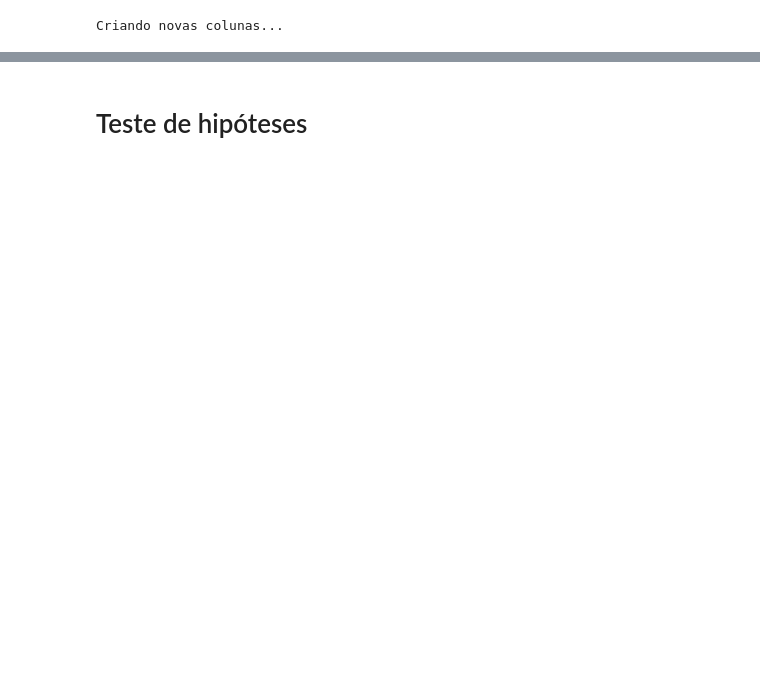
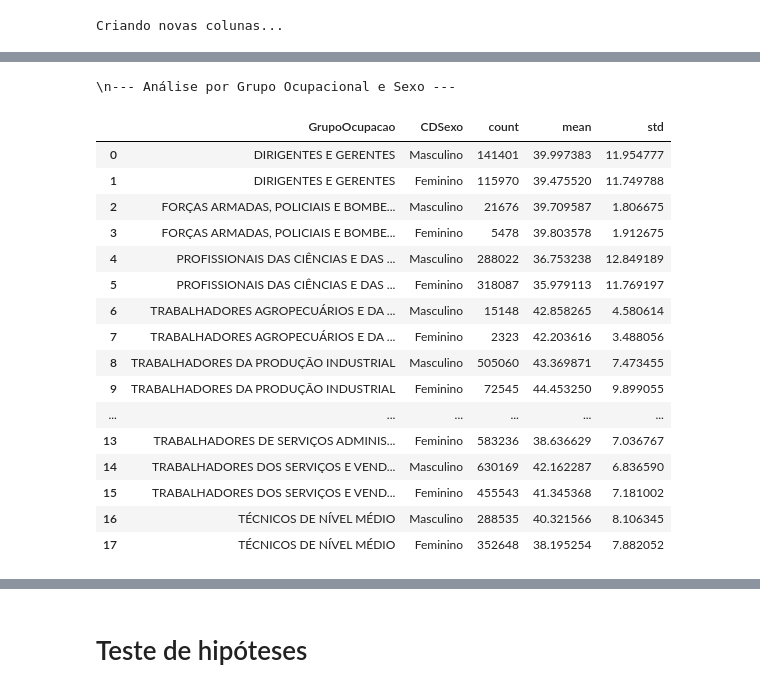
Before and after one commit to GGRoca/Lab2-Enap, a Jupyter notebook: Análise cópia.ipynb, the cells around one changed output, grey strips where cells are left out. Cells and saved outputs as stored; diff of their text form; code cells hidden in the pictures; blank space fills up the shorter version.

```diff
--- a/Análise cópia.ipynb
+++ b/Análise cópia.ipynb
@@ -165,14 +166,15 @@ Shape após limpeza de salários: (11357549, 22)
 # %%
-# --- 3.4: Criação de Novas Colunas (Features) ---
+# --- 3.4: Criação de Novas Colunas (Engenharia de Features) ---
+# Criamos as colunas que serão usadas nas análises.
 print("Criando novas colunas...")
-df['log_VLRemunMediaNom'] = np.log1p(df['VLRemunMediaNom'])
-
 ocupacoes_map = {
     '0': 'FORÇAS ARMADAS, POLICIAIS E BOMBEIROS', '1': 'DIRIGENTES E GERENTES',
-    '2': 'CIÊNCIAS E ARTES', '3': 'TÉCNICOS DE NÍVEL MÉDIO', '4': 'SERVIÇOS ADMINISTRATIVOS',
-    '5': 'SERVIÇOS E VENDEDORES', '6': 'AGROPECUÁRIOS E PESCA', '7': 'PRODUÇÃO INDUSTRIAL (1)',
-    '8': 'PRODUÇÃO INDUSTRIAL (2)', '9': 'REPARAÇÃO E MANUTENÇÃO'
+    '2': 'PROFISSIONAIS DAS CIÊNCIAS E DAS ARTES', '3': 'TÉCNICOS DE NÍVEL MÉDIO',
+    '4': 'TRABALHADORES DE SERVIÇOS ADMINISTRATIVOS', '5': 'TRABALHADORES DOS SERVIÇOS E VENDEDORES',
+    '6': 'TRABALHADORES AGROPECUÁRIOS E DA PESCA', '7': 'TRABALHADORES DA PRODUÇÃO INDUSTRIAL',
+    '8': 'TRABALHADORES DA PRODUÇÃO INDUSTRIAL', '9': 'TRABALHADORES DE REPARAÇÃO E MANUTENÇÃO'
 }
+# A coluna CDCBOOcupacao2002 já é string, então .str[0] funciona
 df['GrupoOcupacao'] = df['CDCBOOcupacao2002'].str[0].map(ocupacoes_map).astype("category")
 # %% [output]
 Criando novas colunas...
@@ -335,4 +291,29 @@ df_norm = df.copy()
 # %%
-scaler_robust = RobustScaler()
-df_norm['robust_VLRemunMediaNom'] = scaler_robust.fit_transform(df_norm[['VLRemunMediaNom']])
+# --- 5.3: Análise da Carga Horária por Grupo Ocupacional e Sexo ---
+print("\\n--- Análise por Grupo Ocupacional e Sexo ---")
+grupo_sexo_stats = (
+    df_horas.groupby(['GrupoOcupacao', 'CDSexo'])['NRQtdHoraContr']
+    .agg(['count', 'mean', 'std'])
+    .reset_index()
+)
+display(grupo_sexo_stats)
+# %% [output]
+\n--- Análise por Grupo Ocupacional e Sexo ---
+|  | GrupoOcupacao | CDSexo | count | mean | std |
+| 0 | DIRIGENTES E GERENTES | Masculino | 141401 | 39.997383 | 11.954777 |
+| 1 | DIRIGENTES E GERENTES | Feminino | 115970 | 39.475520 | 11.749788 |
+| 2 | FORÇAS ARMADAS, POLICIAIS E BOMBE... | Masculino | 21676 | 39.709587 | 1.806675 |
+| 3 | FORÇAS ARMADAS, POLICIAIS E BOMBE... | Feminino | 5478 | 39.803578 | 1.912675 |
+| 4 | PROFISSIONAIS DAS CIÊNCIAS E DAS ... | Masculino | 288022 | 36.753238 | 12.849189 |
+| 5 | PROFISSIONAIS DAS CIÊNCIAS E DAS ... | Feminino | 318087 | 35.979113 | 11.769197 |
+| 6 | TRABALHADORES AGROPECUÁRIOS E DA ... | Masculino | 15148 | 42.858265 | 4.580614 |
+| 7 | TRABALHADORES AGROPECUÁRIOS E DA ... | Feminino | 2323 | 42.203616 | 3.488056 |
+| 8 | TRABALHADORES DA PRODUÇÃO INDUSTRIAL | Masculino | 505060 | 43.369871 | 7.473455 |
+| 9 | TRABALHADORES DA PRODUÇÃO INDUSTRIAL | Feminino | 72545 | 44.453250 | 9.899055 |
+| ... | ... | ... | ... | ... | ... |
+| 13 | TRABALHADORES DE SERVIÇOS ADMINIS... | Feminino | 583236 | 38.636629 | 7.036767 |
+| 14 | TRABALHADORES DOS SERVIÇOS E VEND... | Masculino | 630169 | 42.162287 | 6.836590 |
+| 15 | TRABALHADORES DOS SERVIÇOS E VEND... | Feminino | 455543 | 41.345368 | 7.181002 |
+| 16 | TÉCNICOS DE NÍVEL MÉDIO | Masculino | 288535 | 40.321566 | 8.106345 |
+| 17 | TÉCNICOS DE NÍVEL MÉDIO | Feminino | 352648 | 38.195254 | 7.882052 |
 # %%
```
Also changed, not shown: parts of 17 cells of this notebook.
